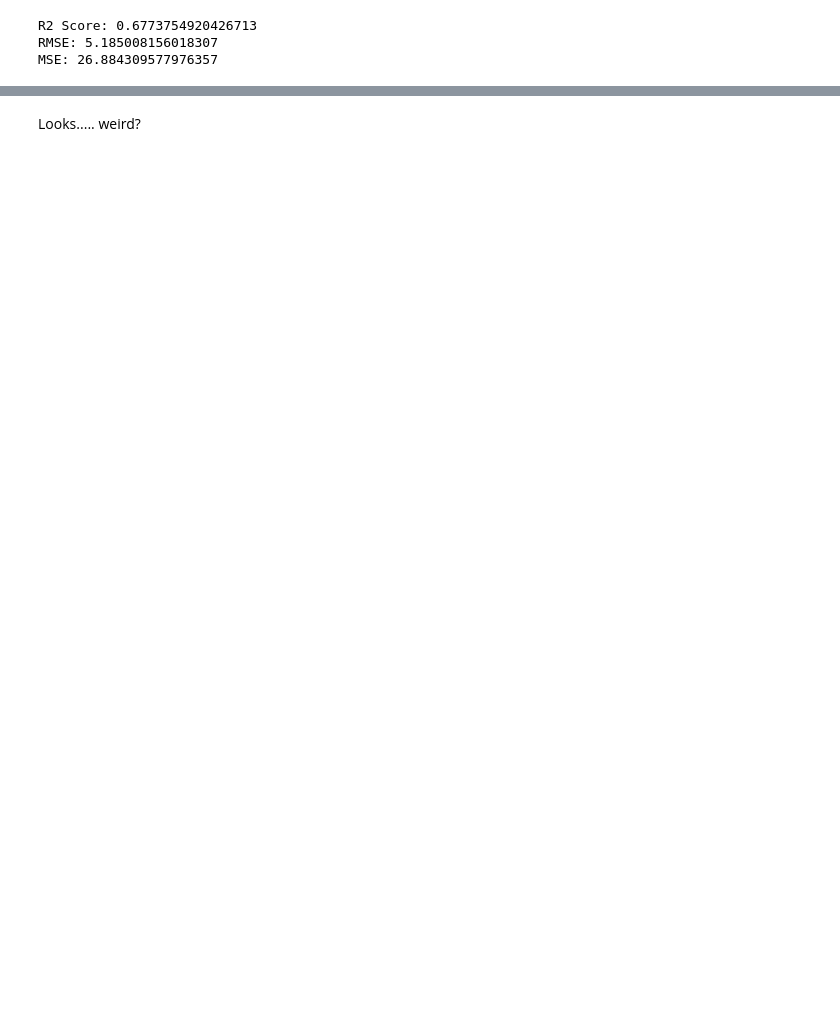
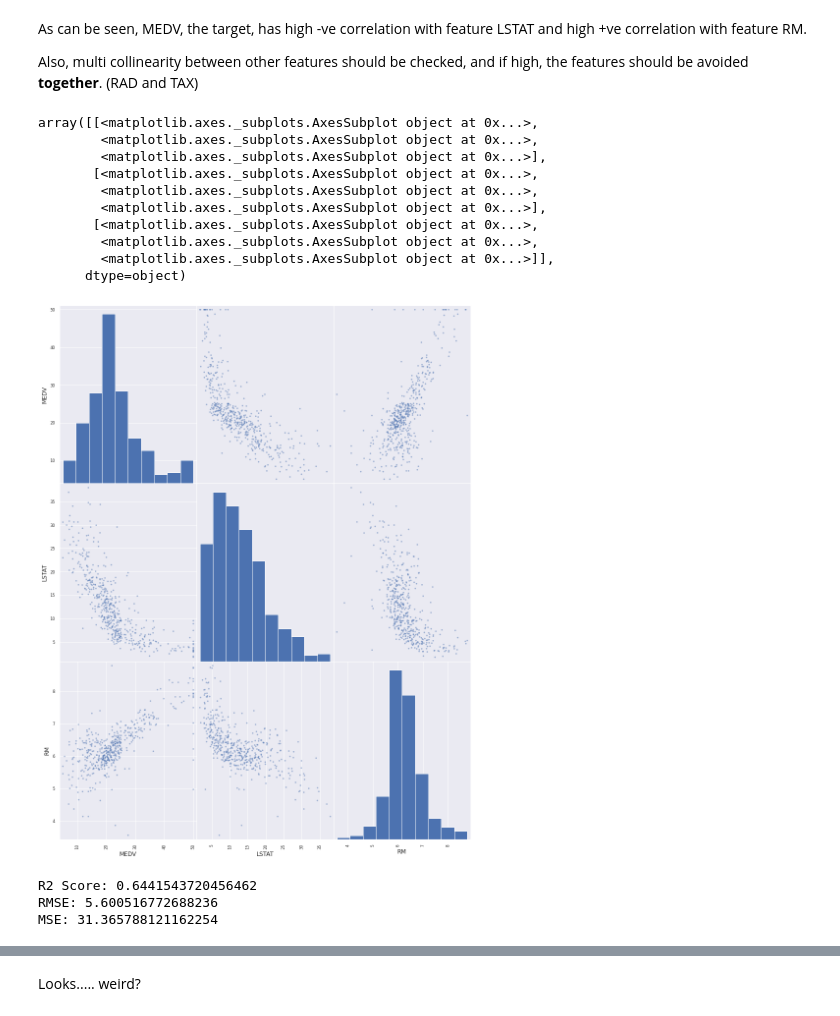
Before and after one commit to heerboi/ML-from-scratch, a Jupyter notebook: Linear_Regression.ipynb, the cells around one changed output, grey strips where cells are left out. Saved outputs shown, nothing was run; the diff lists cells and outputs as text; code cells hidden in the pictures; blank space fills up the shorter version.

```diff
--- a/Linear_Regression.ipynb
+++ b/Linear_Regression.ipynb
@@ -153,0 +89,4 @@ for set_ in (strat_train_set, strat_test_set):
+# %%
+corr_matrix = data.corr()
+sns.set(rc = {'figure.figsize' : (10, 10)})
+sns.heatmap(data = corr_matrix, annot = True)
@@ -153,0 +96,22 @@ for set_ in (strat_train_set, strat_test_set):
+# %% [markdown]
+As can be seen, MEDV, the target, has high -ve correlation with feature LSTAT and high +ve correlation with feature RM.
+
+Also, multi collinearity between other features should be checked, and if high, the features should be avoided **together**. (RAD and TAX)
+# %%
+from pandas.plotting import scatter_matrix
+
+attributes = ["MEDV", "LSTAT", "RM"]
+
+scatter_matrix(data[attributes], figsize = (15, 20))
+# %% [output]
+array([[<matplotlib.axes._subplots.AxesSubplot object at 0x...>,
+        <matplotlib.axes._subplots.AxesSubplot object at 0x...>,
+        <matplotlib.axes._subplots.AxesSubplot object at 0x...>],
+       [<matplotlib.axes._subplots.AxesSubplot object at 0x...>,
+        <matplotlib.axes._subplots.AxesSubplot object at 0x...>,
+        <matplotlib.axes._subplots.AxesSubplot object at 0x...>],
+       [<matplotlib.axes._subplots.AxesSubplot object at 0x...>,
+        <matplotlib.axes._subplots.AxesSubplot object at 0x...>,
+        <matplotlib.axes._subplots.AxesSubplot object at 0x...>]],
+      dtype=object)
+[figure, added]
@@ -227,11 +208,11 @@ y_test = strat_test_set[13]
 model = LinearRegression()
 model.analytical_fit(X_train, y_train)
 # %%
-print_errors(model, X_train, y_train)
+model.print_errors(model, X_train, y_train)
 # %% [output]
-R2 Score: 0.6773754920426713
-RMSE: 5.185008156018307
-MSE: 26.884309577976357
+R2 Score: 0.6441543720456462
+RMSE: 5.600516772688236
+MSE: 31.365788121162254
 # %%
 print(X_test.shape)
 print(y_test.shape)
```
Also changed, not shown: parts of 62 cells of this notebook.
